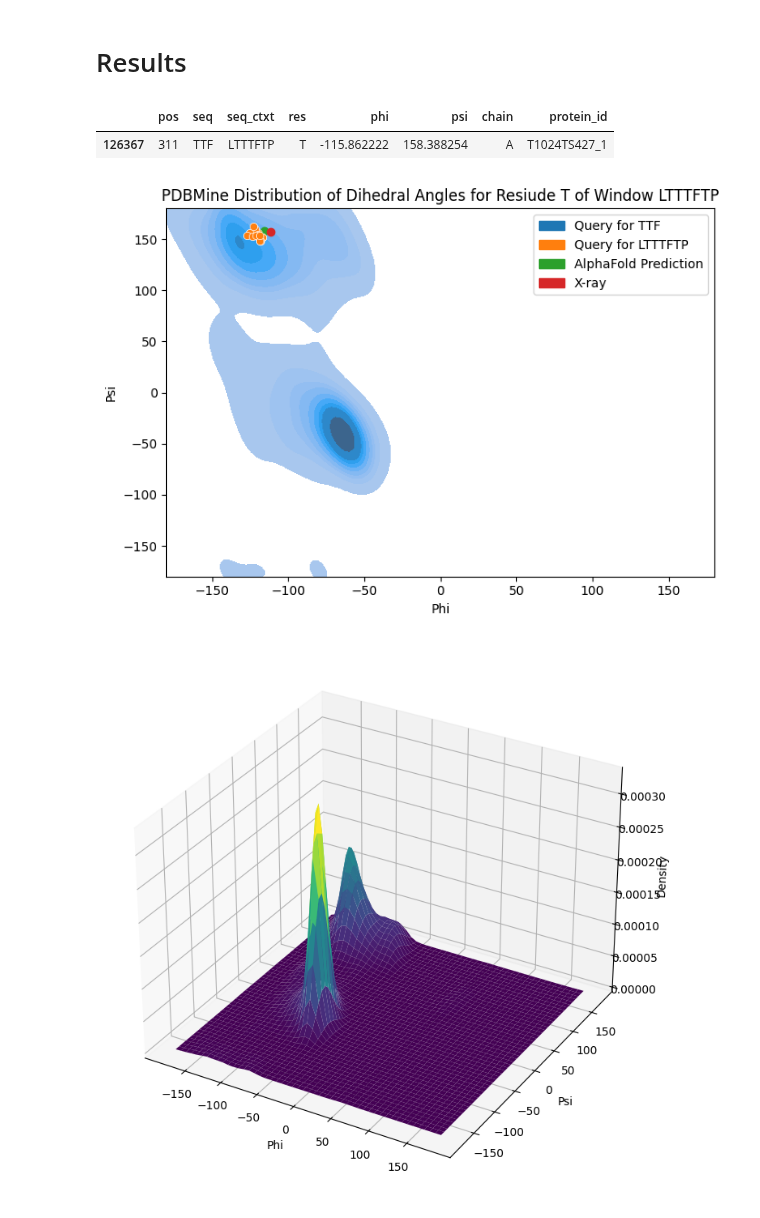
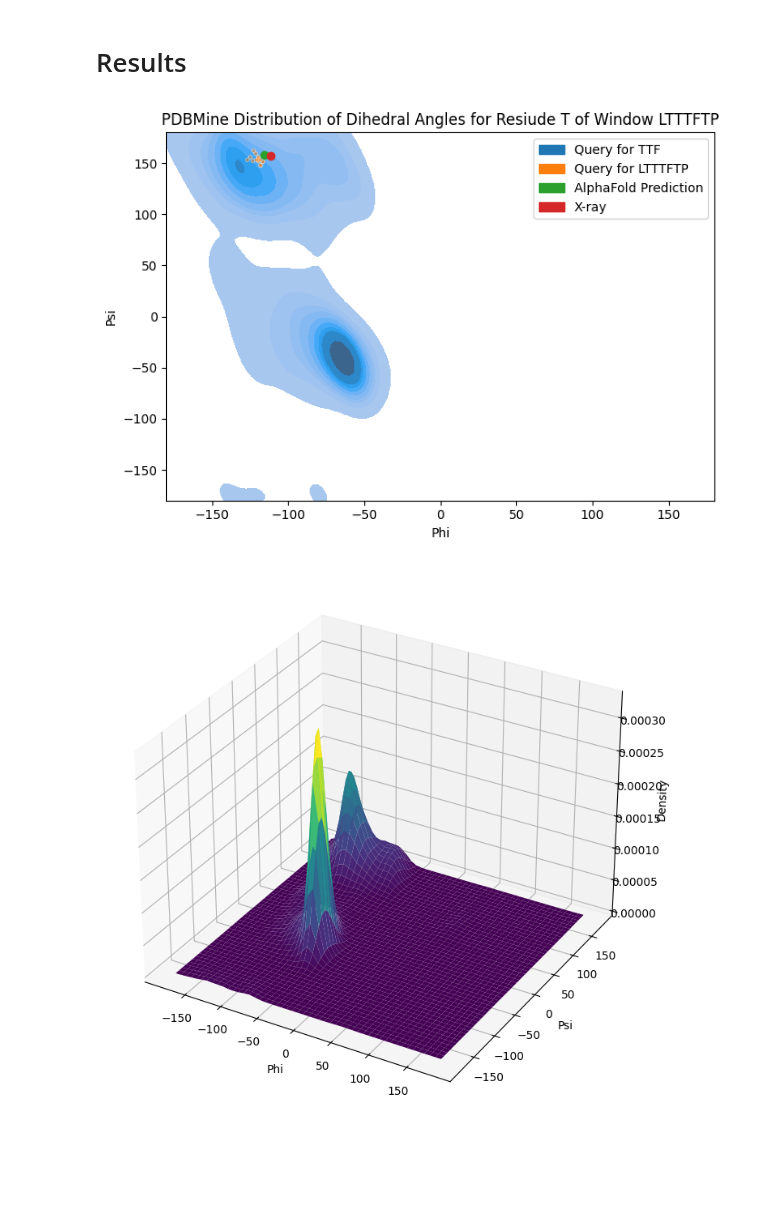
Before and after one commit to Musa-Azeem/protein-dihedral-visualization, a Jupyter notebook: multi-window.ipynb, the cells around one changed output. Saved outputs shown, nothing was run; the diff lists cells and outputs as text; code cells hidden in the pictures; blank space fills up the shorter version.

```diff
--- a/multi-window.ipynb
+++ b/multi-window.ipynb
@@ -23,12 +23,13 @@ amino_acid_codes = json.load(open('amino_acid_codes.json'))
 # %%
 WINDOW_SIZE = 3
 WINDOW_SIZE_CONTEXT = 7
+WINDOW_SIZE_CONTEXT_SECONDARY = 5
 PDBMINE_URL = os.getenv("PDBMINE_URL")
 casp_protein_id = 'T1024'
 casp_protein_id2 = 'T1024'
 pdb_code = '6t1z'
 alphafold_id = f'{casp_protein_id}TS427_1'
-outdir = Path(f'csvs/{casp_protein_id}_win{WINDOW_SIZE}-{WINDOW_SIZE_CONTEXT}')
+outdir = Path(f'csvs/{casp_protein_id}_win{WINDOW_SIZE}-{WINDOW_SIZE_CONTEXT}-{WINDOW_SIZE_CONTEXT_SECONDARY}')
 if outdir.exists():
     print('Results already exist')
 else:
@@ -267,11 +269,6 @@ phi_psi_mined_ctxt = pd.read_csv(outdir / f'phi_psi_mined_win{WINDOW_SIZE_CONTEX
 phi_psi_predictions = pd.read_csv(outdir / 'phi_psi_predictions.csv')
 xray_phi_psi = pd.read_csv(outdir / 'xray_phi_psi.csv')
 overlapping_seqs = list(set(phi_psi_mined_ctxt.seq) & set(phi_psi_predictions.seq_ctxt) & set(xray_phi_psi.seq_ctxt))
-# %%
-phi_psi_predictions[(phi_psi_predictions.protein_id == alphafold_id) & (phi_psi_predictions.seq_ctxt == seq)]
-# %% [output]
-|  | pos | seq | seq_ctxt | res | phi | psi | chain | protein_id |
-| 126367 | 311 | TTF | LTTTFTP | T | -115.862222 | 158.388254 | A | T1024TS427_1 |
 # %%
 import seaborn as sns
 import matplotlib.pyplot as plt
@@ -290,11 +287,11 @@ def plot_one_dist(seq, pred_id, pred_name=None, axlims=None):
 
     fig, ax = plt.subplots(figsize=(7,5))
     # sns.jointplot(data=phi_psi_dist, x='phi', y='psi', kind='kde')
-    sns.scatterplot(data=phi_psi_ctxt_dist, x='phi', y='psi', ax=ax, color=colors[1],zorder=10)
+    sns.scatterplot(data=phi_psi_ctxt_dist, x='phi', y='psi', ax=ax, color=colors[1],zorder=5, alpha=0.5, marker='.')
     sns.kdeplot(data=phi_psi_dist, x='phi', y='psi', ax=ax, fill=True, color=colors[0])
 
-    ax.plot(phi_psi_alpha.phi, phi_psi_alpha.psi, 'o', color=colors[2], label='AlphaFold Prediction')
-    ax.plot(xray_phi_psi_seq.phi, xray_phi_psi_seq.psi, 'o', color=colors[3], label='X-ray')
+    ax.plot(phi_psi_alpha.phi, phi_psi_alpha.psi, 'o', color=colors[2], label='AlphaFold Prediction', zorder=10)
+    ax.plot(xray_phi_psi_seq.phi, xray_phi_psi_seq.psi, 'o', color=colors[3], label='X-ray', zorder=10)
     ax.legend(handles=[
         mpatches.Patch(color=colors[0], label=f'Query for {inner_seq}'),
         mpatches.Patch(color=colors[1], label=f'Query for {seq}'),
@@ -311,34 +308,34 @@ def plot_one_dist(seq, pred_id, pred_name=None, axlims=None):
         ax.set_ylim(axlims[1][0], axlims[1][1])
 
     plt.tight_layout()
     plt.show()
 
 def plot_one_dist_3d(seq, pred_id, pred_name=None):
     seq = seq[WINDOW_SIZE_CONTEXT // 2 - WINDOW_SIZE // 2:WINDOW_SIZE_CONTEXT // 2 + WINDOW_SIZE // 2 + 1]
     pred_name = pred_name or pred_id
     phi_psi_dist = phi_psi_mined[phi_psi_mined.seq == seq]
 
     x = phi_psi_dist[['phi','psi']].values.T
     kde = gaussian_kde(x)
 
     x_grid, y_grid = np.meshgrid(np.linspace(-180, 180, 50), np.linspace(-180, 180, 50))
     grid = np.vstack([x_grid.ravel(), y_grid.ravel()])
     z = kde(grid).reshape(x_grid.shape)
 
     fig = plt.figure(figsize=(7,7))
     ax = fig.add_subplot(111, projection='3d')
     ax.plot_surface(x_grid, y_grid, z, cmap='viridis')
     ax.set_xlabel('Phi')
     ax.set_ylabel('Psi')
     ax.set_zlabel('Density')
     plt.tight_layout()
     plt.show()
 
 seq = overlapping_seqs[1]
 plot_one_dist(seq, alphafold_id, 'AlphaFold', axlims=((-180, 180), (-180, 180)))
 plot_one_dist_3d(seq, alphafold_id, 'AlphaFold')
 # %% [output]
-[figure, old version]
+[figure, new version]
 [figure]
 # %%
 # For one window
```
Also changed, not shown: parts of 13 cells of this notebook, 2 other files.
